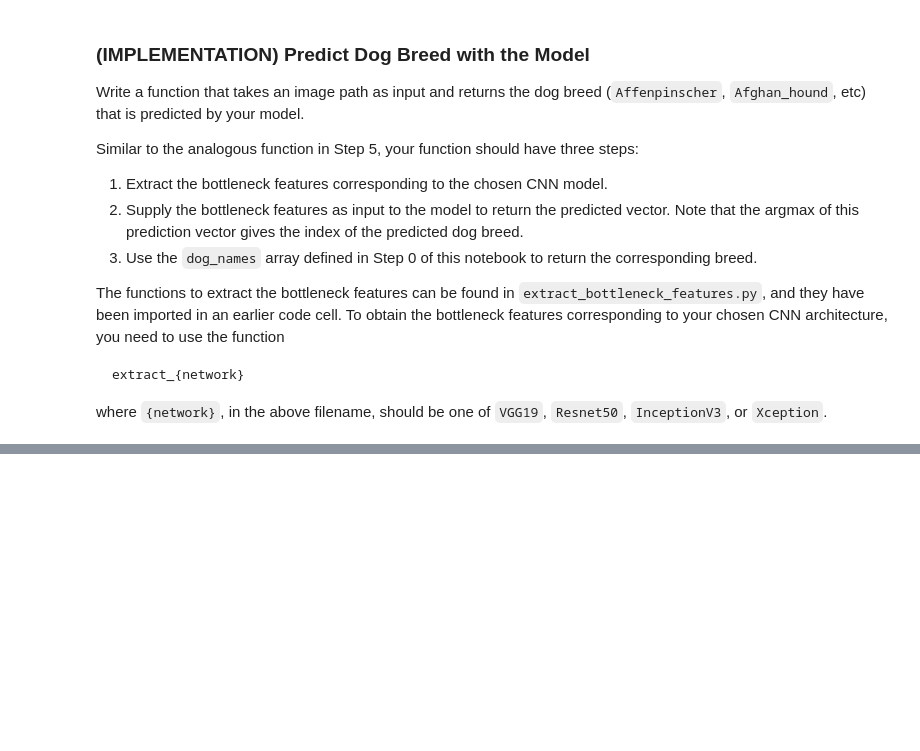
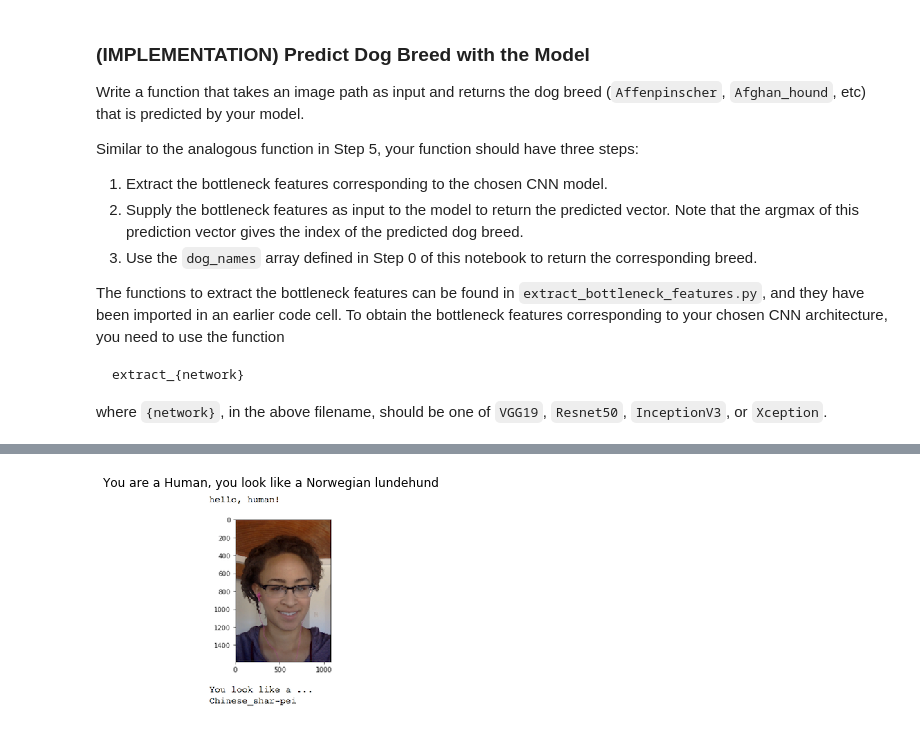
Before and after one commit to udacity/dog-project, a Jupyter notebook: dog_app.ipynb, the cells around one changed output, grey strips where cells are left out. Saved outputs shown, nothing was run; the diff lists cells and outputs as text; code cells hidden in the pictures; blank space fills up the shorter version.

```diff
--- a/dog_app.ipynb
+++ b/dog_app.ipynb
@@ -781,0 +844,4 @@ __Answer:__
+# %%
+what_am_i("images/sample_human_output.png")
+# %% [output]
+[figure, added]
```
Also changed, not shown: parts of 25 cells of this notebook, 1 other file.
